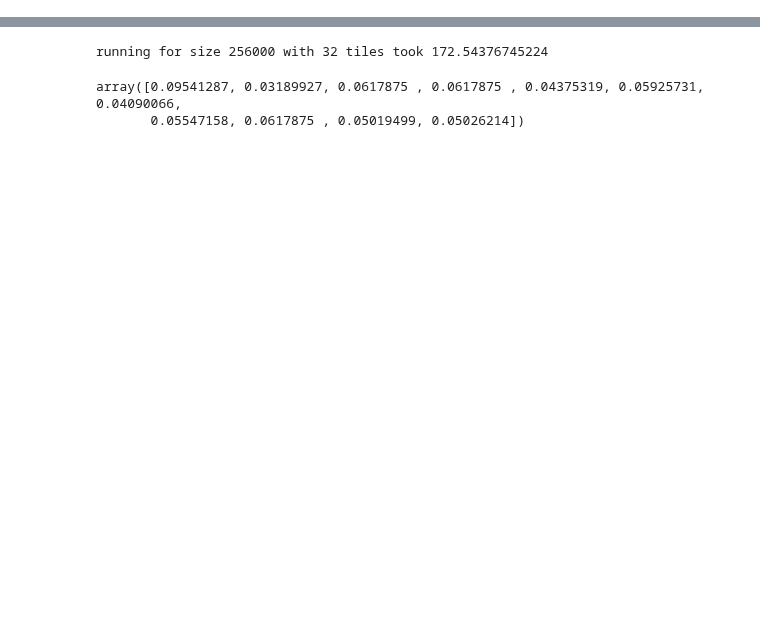
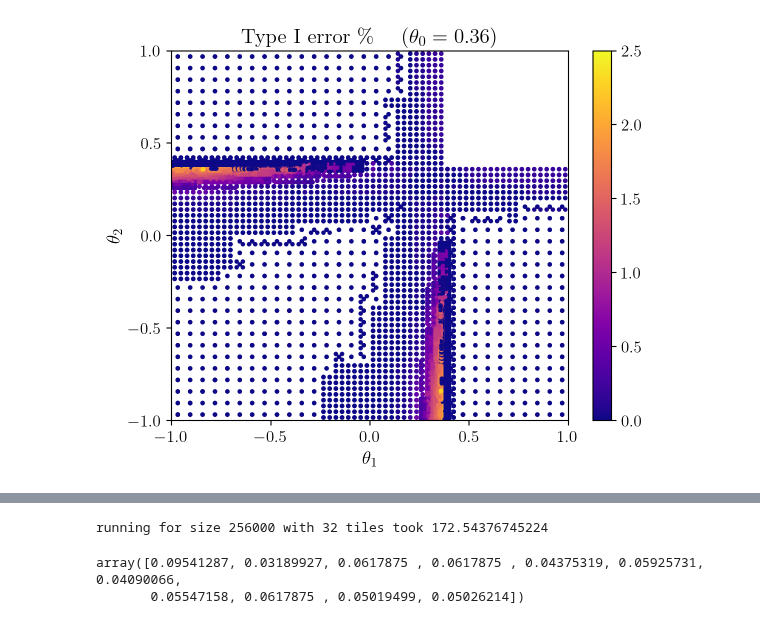
Before and after one commit to Confirm-Solutions/confirmasaurus, a Jupyter notebook: research/adagrid/inspector.ipynb, the cells around one changed output, grey strips where cells are left out. Saved outputs shown, nothing was run; the diff lists cells and outputs as text; code cells hidden in the pictures; blank space fills up the shorter version.

```diff
--- a/research/adagrid/inspector.ipynb
+++ b/research/adagrid/inspector.ipynb
@@ -185,0 +193,3 @@ for unplot_set in [{0}, {1}]:
+# %%
+import scipy.spatial
+tree = scipy.spatial.KDTree(g.theta_tiles)
@@ -185,0 +198,20 @@ for unplot_set in [{0}, {1}]:
+# %%
+t0 = worst_tile[0]
+ng = 300
+t1 = np.linspace(-1, 1, ng)
+t2 = np.linspace(-1, 1, ng)
+TG = np.stack((np.full((ng, ng), t0), *np.meshgrid(t1, t2, indexing='ij'), ), axis=-1)
+TGF = TG.reshape(-1, 3)
+nearby = tree.query(TGF, k=5)
+# %%
+idxs = np.unique(nearby[1])
+typeI_sum = np.zeros(g.n_tiles)
+typeI_sum[idxs] = batched_many_rej(
+    sim_sizes[idxs],
+    (np.full((idxs.shape[0], 1), overall_cv),
+    g.theta_tiles[idxs],
+    g.null_truth[idxs],),
+    (unifs,),
+    unifs_order
+)[:,0]
+typeI_err = typeI_sum / sim_sizes
@@ -185,0 +225,20 @@ for unplot_set in [{0}, {1}]:
+# %%
+x = g.theta_tiles[idxs, 1]
+y = g.theta_tiles[idxs, 2]
+z = 100 * typeI_err[idxs]
+alt_hypo = (x > t0) & (y > t0)
+z[alt_hypo] = np.nan
+plt.title(f'Type I error \% $\quad(\\theta_0 = {t0:.2f})$')
+plt.scatter(x, y, c=z, s=5, vmin=0, vmax=2.5)
+plt.scatter(y, x, c=z, s=5, vmin=0, vmax=2.5)
+plt.colorbar()
+plt.xlabel('$\\theta_1$')
+plt.ylabel('$\\theta_2$')
+plt.xlim([-1, 1])
+plt.ylim([-1, 1])
+plt.xticks([-1, -0.5, -0, 0.5, 1])
+plt.yticks([-1, -0.5, -0, 0.5, 1])
+plt.savefig('lei_pts.png', dpi=300, bbox_inches='tight')
+plt.show()
+# %% [output]
+[figure, added]
```
Also changed, not shown: parts of 24 cells of this notebook, 2 other files.
